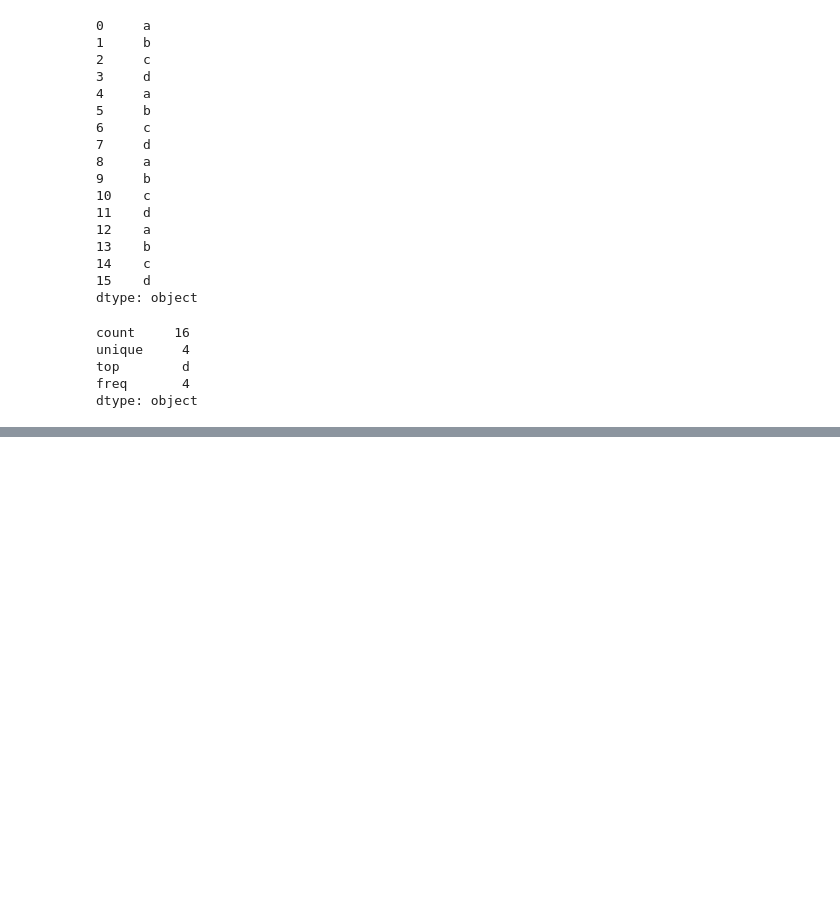
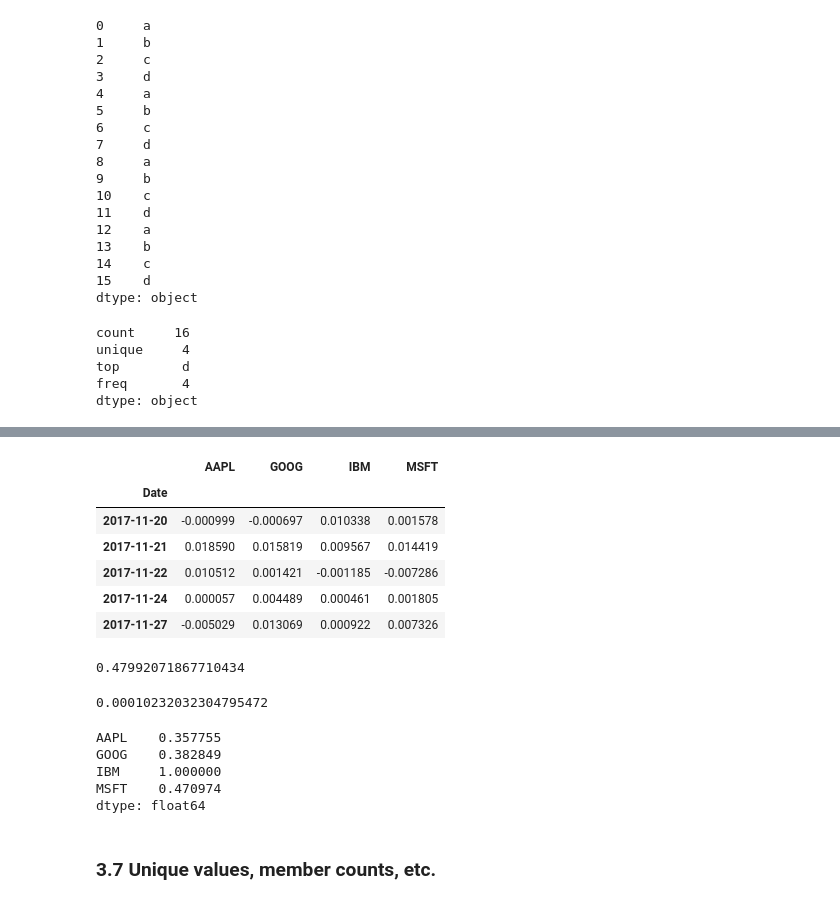
Before and after one commit to pekoto-zz/MyJupyterNotes, a Jupyter notebook: Python for Data Analysis.ipynb, the cells around one changed output, grey strips where cells are left out. Saved outputs shown, nothing was run; the diff lists cells and outputs as text; code cells hidden in the pictures; blank space fills up the shorter version.

Commit message:
Update .gitignore, examples, data stats

```diff
--- a/Python for Data Analysis.ipynb
+++ b/Python for Data Analysis.ipynb
@@ -2414,0 +2411,47 @@ ImportError: No module named pandas_datareader.data
+# %%
+# We can use datareader to download data sets
+import pandas_datareader.data as web
+
+all_data = {ticker: web.get_data_yahoo(ticker)
+            for ticker in ['AAPL', 'IBM', 'MSFT', 'GOOG']}
+
+
+price = pd.DataFrame({ticker: data['Adj Close']
+                      for ticker, data in all_data.items()})
+
+volume = pd.DataFrame({ticker: data['Volume']
+                        for ticker, data in all_data.items()})
+# %%
+# Compute price change
+returns = price.pct_change()
+returns.tail()
+# %% [output]
+|  | AAPL | GOOG | IBM | MSFT |
+| Date |  |  |  |  |
+| 2017-11-20 | -0.000999 | -0.000697 | 0.010338 | 0.001578 |
+| 2017-11-21 | 0.018590 | 0.015819 | 0.009567 | 0.014419 |
+| 2017-11-22 | 0.010512 | 0.001421 | -0.001185 | -0.007286 |
+| 2017-11-24 | 0.000057 | 0.004489 | 0.000461 | 0.001805 |
+| 2017-11-27 | -0.005029 | 0.013069 | 0.000922 | 0.007326 |
+# %%
+# Compute correlation between overlapping values matched by index of two series
+returns['MSFT'].corr(returns['GOOG'])
+# %% [output]
+0.47992071867710434
+# %%
+# Likewise, computer covariance
+returns['MSFT'].cov(returns['GOOG'])
+# %% [output]
+0.00010232032304795472
+# %%
+# Or you could check the correlation of everything against a particular stock
+# (Note, the returns. syntax can be used instead of a String literal)
+returns.corrwith(returns.IBM)
+# %% [output]
+AAPL    0.357755
+GOOG    0.382849
+IBM     1.000000
+MSFT    0.470974
+dtype: float64
+# %% [markdown]
+### 3.7 Unique values, member counts, etc.
```
Also changed, not shown: parts of 7 cells of this notebook, 1 other file.
